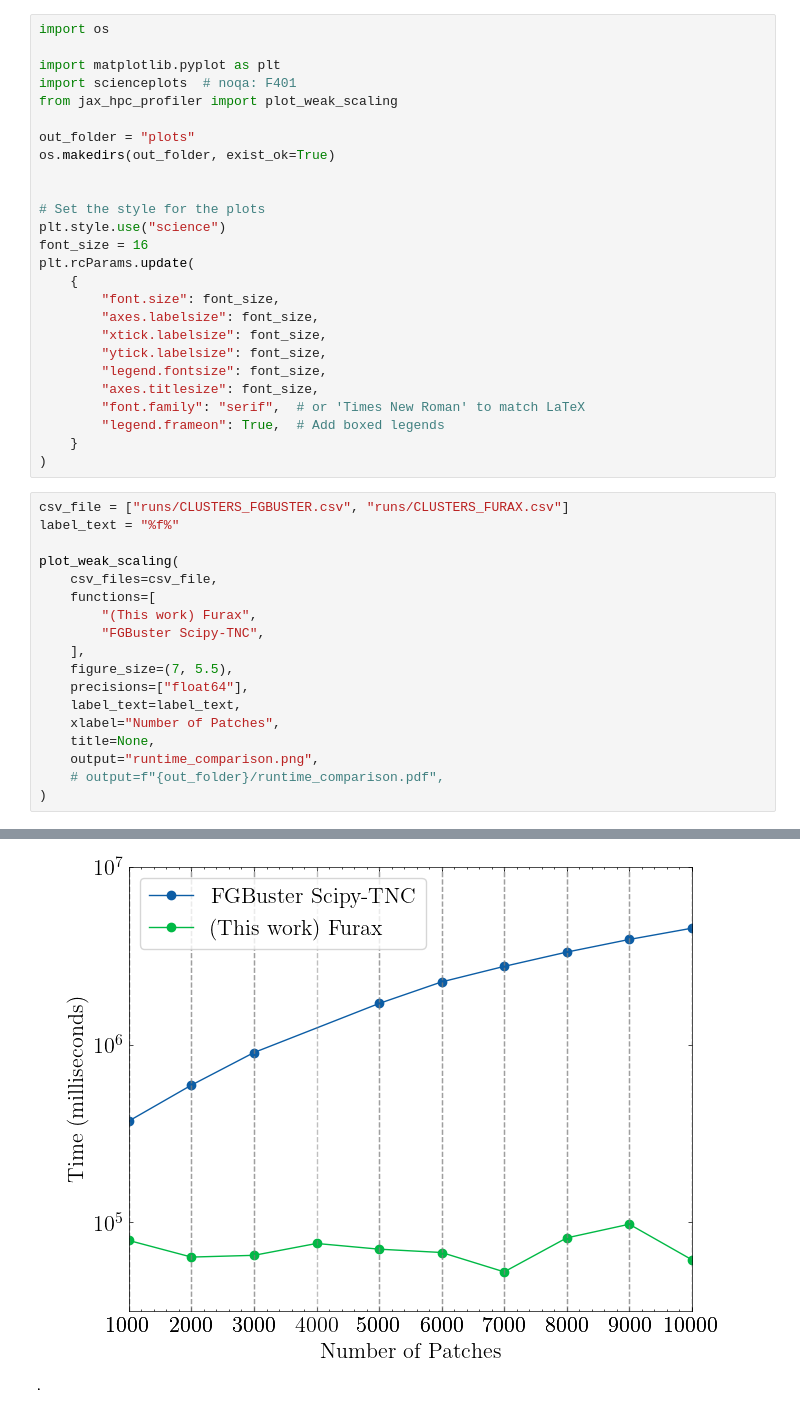
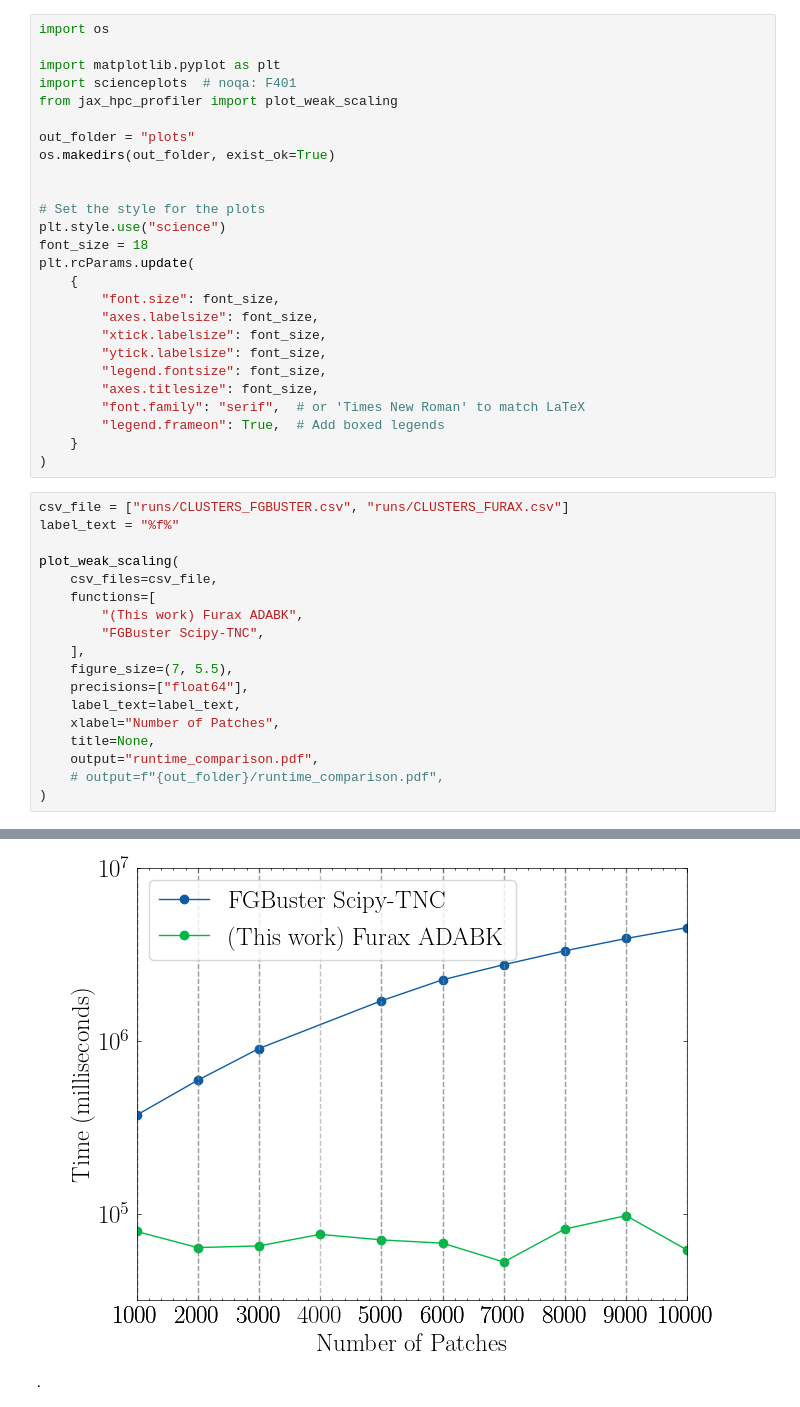
Before and after one commit to CMBSciPol/furax-cs, a Jupyter notebook: notebooks/80-plot_runs.ipynb, the cells around one changed output, grey strips where cells are left out. Drawn from its saved outputs; the diff is of its cells as text.

```diff
--- a/notebooks/80-plot_runs.ipynb
+++ b/notebooks/80-plot_runs.ipynb
@@ -11,7 +11,7 @@ os.makedirs(out_folder, exist_ok=True)
 
 # Set the style for the plots
 plt.style.use("science")
-font_size = 16
+font_size = 18
 plt.rcParams.update(
     {
         "font.size": font_size,
@@ -27,23 +27,23 @@ plt.rcParams.update(
 # %%
 csv_file = ["runs/CLUSTERS_FGBUSTER.csv", "runs/CLUSTERS_FURAX.csv"]
 label_text = "%f%"
 
 plot_weak_scaling(
     csv_files=csv_file,
     functions=[
-        "(This work) Furax",
+        "(This work) Furax ADABK",
         "FGBuster Scipy-TNC",
     ],
     figure_size=(7, 5.5),
     precisions=["float64"],
     label_text=label_text,
     xlabel="Number of Patches",
     title=None,
-    output="runtime_comparison.png",
+    output="runtime_comparison.pdf",
     # output=f"{out_folder}/runtime_comparison.pdf",
 )
 # %% [output]
 requested GPUS: None available GPUS: {np.int64(1)}
 requested data sizes: None available data sizes: {np.int64(8000), np.int64(4000), np.int64(1000), np.int64(5000), np.int64(9000), np.int64(6000), np.int64(2000), np.int64(10000), np.int64(7000), np.in ...
 yo
-[figure, old version]
+[figure, new version]
```
Also changed, not shown: parts of 1 cell of this notebook, 4 other files.
